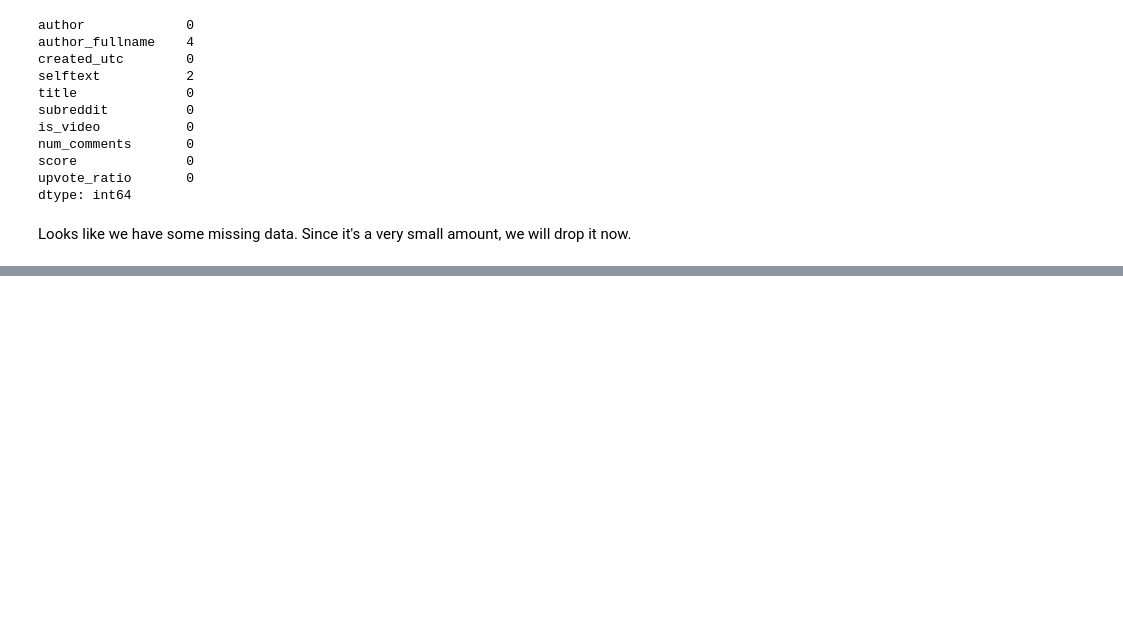
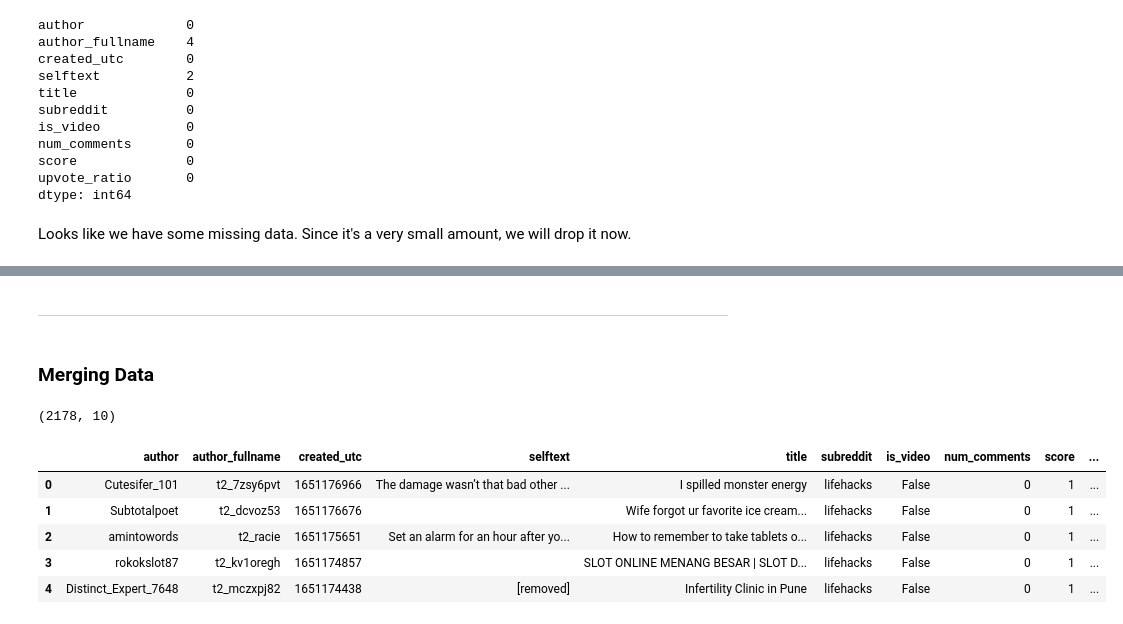
Before and after one commit to Femli/lifehacks_vs_lifeprotips, a Jupyter notebook: code/01_Data_Wrangling.ipynb, the cells around one changed output, grey strips where cells are left out. Saved outputs shown, nothing was run; the diff lists cells and outputs as text; code cells hidden in the pictures; blank space fills up the shorter version.

```diff
--- a/code/01_Data_Wrangling.ipynb
+++ b/code/01_Data_Wrangling.ipynb
@@ -165,0 +240,12 @@ All row data has different time of submission, which is a strong suggestion all
+# %%
+# continue wrangling data until a certain size is met
+while len(df_lpt) < 1000:
+    try:
+        lpt_call = api_call('Lifeprotips', 100, last_utc)
+    except:
+        print("Data wrangling failed.")
+        break
+
+    data = data_wrangling(lpt_data, keys, lpt_call)
+    df_lpt = pd.DataFrame(data['data'])
+    last_utc = df_lpt.loc[len(df_lpt) - 1, 'created_utc']
@@ -165,0 +293,3 @@ All row data has different time of submission, which is a strong suggestion all
+# %%
+# drop NAs
+df_lpt = df_lpt.dropna()
@@ -165,0 +327,23 @@ All row data has different time of submission, which is a strong suggestion all
+# %% [markdown]
+-----
+# %% [markdown]
+### Merging Data
+# %%
+# "stacking" both dataframes by row using concatenate method
+df_all = pd.concat([df_lh, df_lpt], axis=0)
+# %%
+# must reset repeated indices after concatenation
+df_all.reset_index(drop=True, inplace=True)
+# %%
+df_all.shape
+# %% [output]
+(2178, 10)
+# %%
+df_all.head()
+# %% [output]
+|  | author | author_fullname | created_utc | selftext | title | subreddit | is_video | num_comments | score | ... |
+| 0 | Cutesifer_101 | t2_7zsy6pvt | 1651176966 | The damage wasn’t that bad other ... | I spilled monster energy | lifehacks | False | 0 | 1 | ... |
+| 1 | Subtotalpoet | t2_dcvoz53 | 1651176676 |  | Wife forgot ur favorite ice cream... | lifehacks | False | 0 | 1 | ... |
+| 2 | amintowords | t2_racie | 1651175651 | Set an alarm for an hour after yo... | How to remember to take tablets o... | lifehacks | False | 0 | 1 | ... |
+| 3 | rokokslot87 | t2_kv1oregh | 1651174857 |  | SLOT ONLINE MENANG BESAR | SLOT D... | lifehacks | False | 0 | 1 | ... |
+| 4 | Distinct_Expert_7648 | t2_mczxpj82 | 1651174438 | [removed] | Infertility Clinic in Pune | lifehacks | False | 0 | 1 | ... |
```
Also changed, not shown: parts of 46 cells of this notebook, 4 other files.
